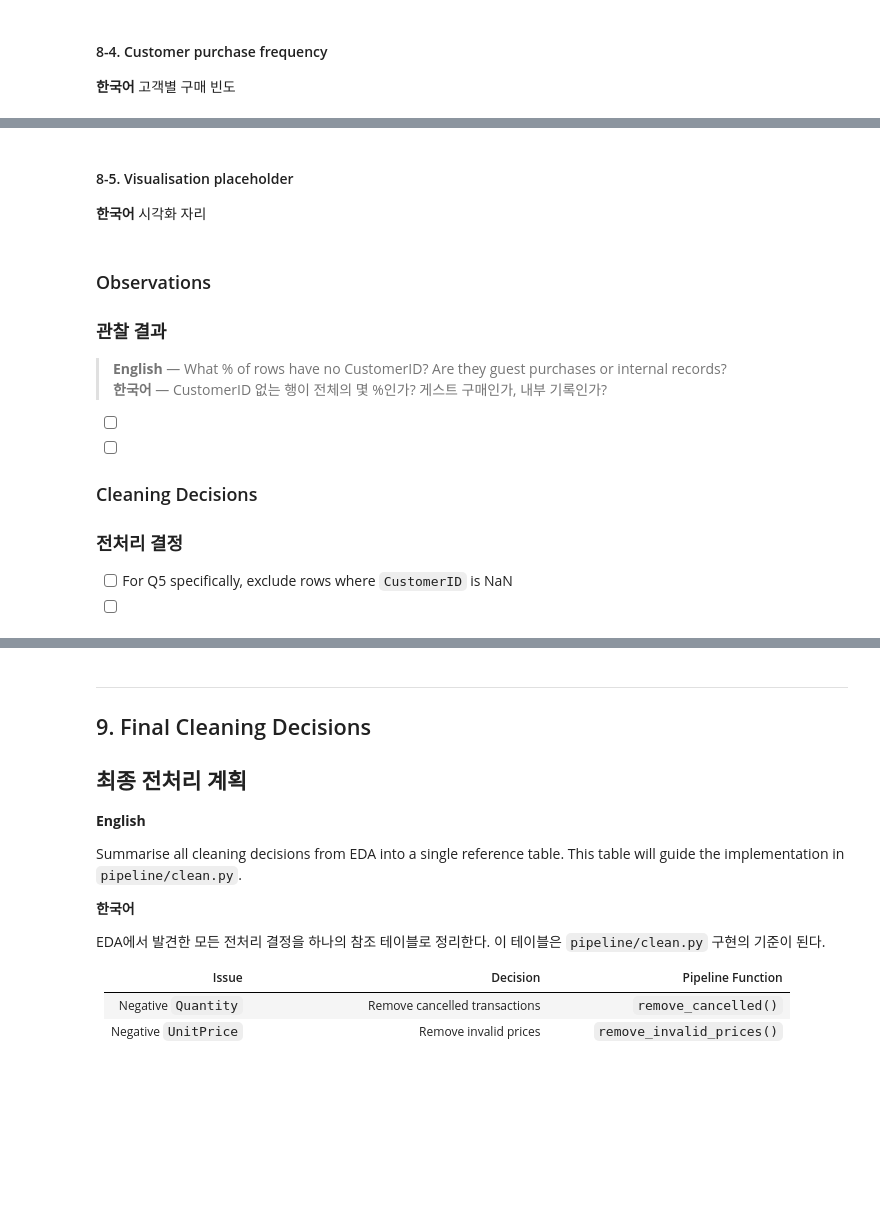
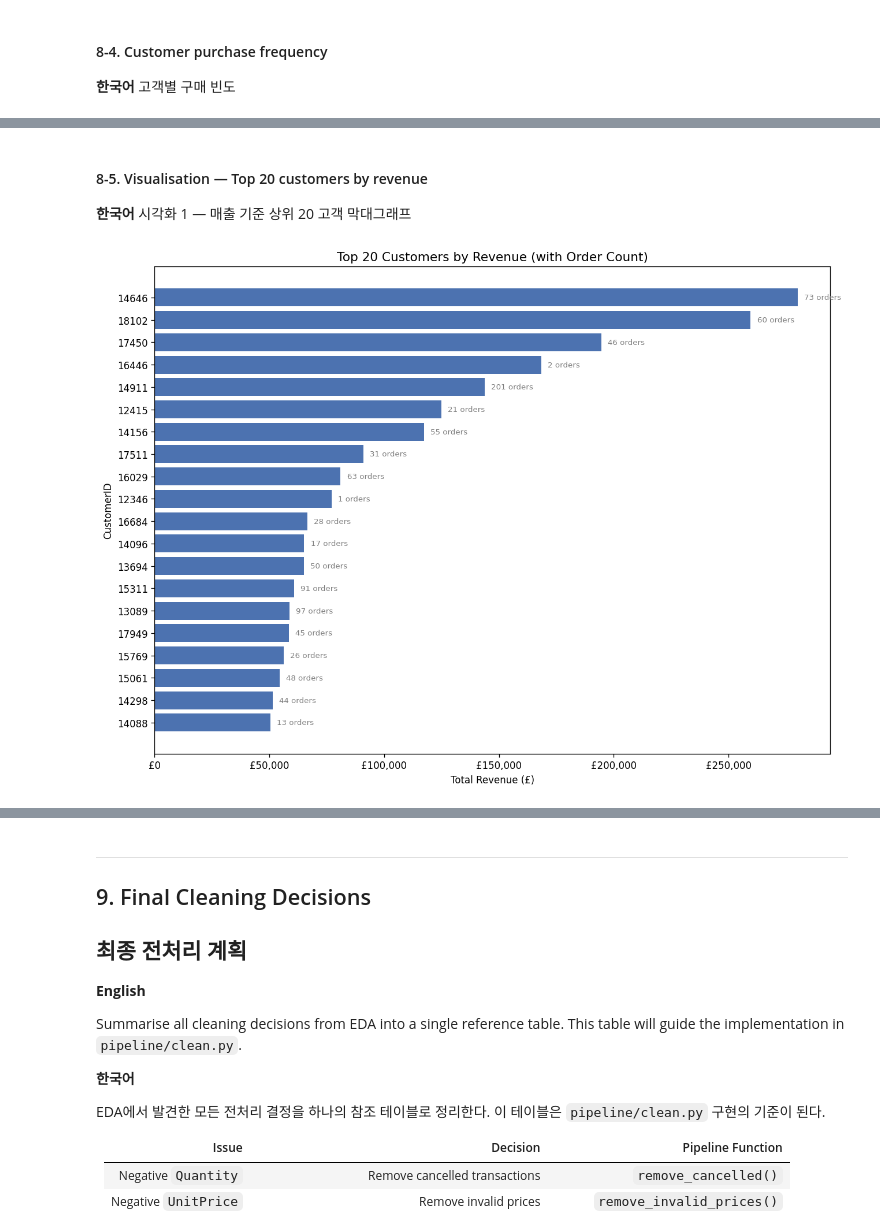
Before and after one commit to BookiChoi/BA-Portfolio, a Jupyter notebook: Projects/Cornerstone_Data_Pipeline/notebooks/business_eda.ipynb, the cells around one changed output, grey strips where cells are left out. Cells and saved outputs as stored; diff of their text form; code cells hidden in the pictures; blank space fills up the shorter version.

```diff
--- a/Projects/Cornerstone_Data_Pipeline/notebooks/business_eda.ipynb
+++ b/Projects/Cornerstone_Data_Pipeline/notebooks/business_eda.ipynb
@@ -1857,3 +2020,3 @@ plt.show()
 # %% [markdown]
-#### 8-5. Visualisation placeholder
-**한국어** 시각화 자리
+#### 8-5. Visualisation — Top 20 customers by revenue
+**한국어** 시각화 1 — 매출 기준 상위 20 고객 막대그래프
@@ -1863,15 +2023,33 @@ plt.show()
-# %% [markdown]
-### Observations
-### 관찰 결과
-
-> **English** — What % of rows have no CustomerID? Are they guest purchases or internal records?
-> **한국어** — CustomerID 없는 행이 전체의 몇 %인가? 게스트 구매인가, 내부 기록인가?
-
-- [ ] &nbsp;
-- [ ] &nbsp;
-
-### Cleaning Decisions
-### 전처리 결정
-
-- [ ] For Q5 specifically, exclude rows where `CustomerID` is NaN
-- [ ] &nbsp;
+# %%
+# ==========================================================
+# 8-5. Bar chart — Top 20 customers by revenue + order count label
+# 매출 상위 20 고객 막대그래프 + 주문 수 라벨
+# ==========================================================
+
+top20_cust = cust_profile.head(20).sort_values("TotalRevenue", ascending=True)
+
+fig, ax = plt.subplots(figsize=(11, 8))
+bars = ax.barh(
+    top20_cust["CustomerID"].astype(int).astype(str),
+    top20_cust["TotalRevenue"],
+    color="#4C72B0"
+)
+
+# Annotate each bar with order count
+# 각 막대에 주문 수 라벨 추가
+for bar, (_, row) in zip(bars, top20_cust.iterrows()):
+    ax.text(
+        bar.get_width() + top20_cust["TotalRevenue"].max() * 0.01,
+        bar.get_y() + bar.get_height() / 2,
+        f"{int(row['OrderCount'])} orders",
+        va="center", fontsize=8, color="gray"
+    )
+
+ax.set_title("Top 20 Customers by Revenue (with Order Count)", fontsize=13)
+ax.set_xlabel("Total Revenue (£)")
+ax.set_ylabel("CustomerID")
+ax.xaxis.set_major_formatter(plt.FuncFormatter(lambda x, _: f"£{x:,.0f}"))
+plt.tight_layout()
+plt.show()
+# %% [output]
+[figure, added]
```
Also changed, not shown: parts of 16 cells of this notebook, 1 other file.
